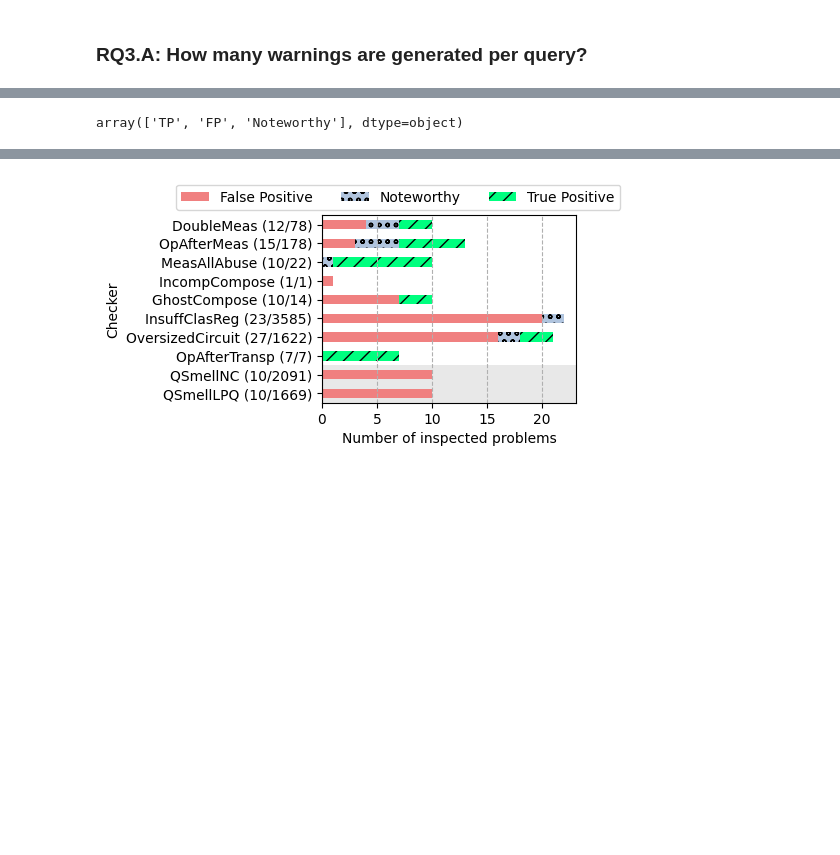
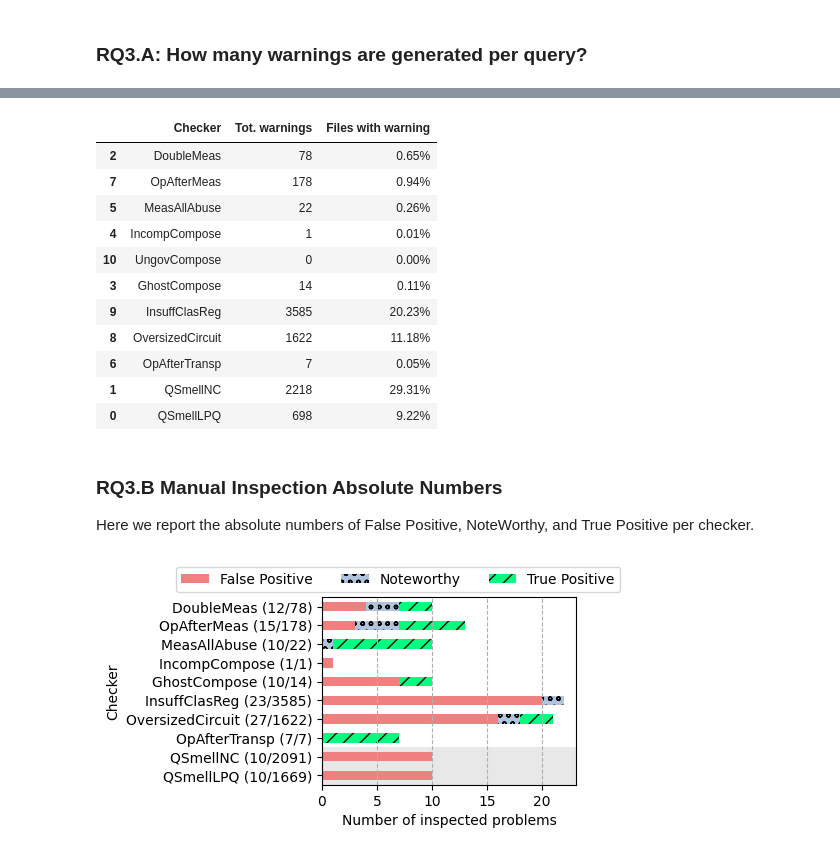
Before and after one commit to sola-st/LintQ, a Jupyter notebook: notebooks/08_Dataset_Stats.ipynb, the cells around one changed output, grey strips where cells are left out. Cells and saved outputs as stored; diff of their text form; code cells hidden in the pictures; blank space fills up the shorter version.

```diff
--- a/notebooks/08_Dataset_Stats.ipynb
+++ b/notebooks/08_Dataset_Stats.ipynb
@@ -1137,4 +834,60 @@ df.head()
-# %%
-df_inspected_warnings['triage'].unique()
-# %% [output]
-array(['TP', 'FP', 'Noteworthy'], dtype=object)
+# %%
+# compute: total sum of warnings
+df_abs = df_all_checker_location.copy()
+df_abs = df_abs.groupby("rule").count()
+df_abs = df_abs.reset_index(drop=False)
+df_abs = df_abs.rename(columns={"Location": "tot_warnings"})
+
+# compute: files affected
+df = df_all_checker_location.copy()
+df = df.drop_duplicates()  # << difference
+df = df.groupby("rule").count()
+df = df.reset_index(drop=False)
+df = df.rename(columns={"Location": "n_files_affected"})
+
+df = df.merge(df_abs, on="rule", how="left")
+# rename column rules with mapping
+df['rule'] = df['rule'].apply(
+    lambda e: RULE_NAME_MAPPING[e] if e in RULE_NAME_MAPPING else e)
+# add all the rules that are not in the dataframe with 0 warnings
+for rule in RULE_NAME_MAPPING.values():
+    if rule not in df['rule'].unique():
+        df = df.append({
+            'rule': rule,
+            'tot_warnings': 0,
+            'n_files_affected': 0}, ignore_index=True)
+
+# rename column
+df['perc_of_affected_files'] = df['n_files_affected'].apply(
+    lambda e: (int(e) / TOTAL_FILES_IN_DATASET) * 100)
+# format as a percentage
+df['perc_of_affected_files'] = df['perc_of_affected_files'].apply(
+    lambda e: "{:.2f}%".format(e))
+# sort by canonical order
+categories = [cat for cat in RULE_NAME_MAPPING.values()]
+df['rule'] = pd.Categorical(
+    df['rule'], categories=categories)
+df = df.sort_values('rule')
+
+# cosmetic renaming
+mapping_column_to_name = {
+    "rule": "Checker",
+    "tot_warnings": "Tot. warnings",
+    "perc_of_affected_files": "Files with warning",
+}
+# drop col not in the mapping
+df = df[mapping_column_to_name.keys()]
+df = df.rename(columns=mapping_column_to_name)
+
+table = df.to_latex(index=False, column_format="lrr")
+# add a midrule before the first occurrences of QSmell
+table = table.replace(
+    r"QSmell",
+    r"\midrule" + "\n" + "QSmell",
+    1
+)
+print(table)
+
+
+df.head(20)
+# %% [output]
@@ -1141,3 +912,18 @@ array(['TP', 'FP', 'Noteworthy'], dtype=object)
+|  | Checker | Tot. warnings | Files with warning |
+| 2 | DoubleMeas | 78 | 0.65% |
+| 7 | OpAfterMeas | 178 | 0.94% |
+| 5 | MeasAllAbuse | 22 | 0.26% |
+| 4 | IncompCompose | 1 | 0.01% |
+| 10 | UngovCompose | 0 | 0.00% |
+| 3 | GhostCompose | 14 | 0.11% |
+| 9 | InsuffClasReg | 3585 | 20.23% |
+| 8 | OversizedCircuit | 1622 | 11.18% |
+| 6 | OpAfterTransp | 7 | 0.05% |
+| 1 | QSmellNC | 2218 | 29.31% |
+| 0 | QSmellLPQ | 698 | 9.22% |
+# %% [markdown]
+### RQ3.B Manual Inspection Absolute Numbers
+Here we report the absolute numbers of False Positive, NoteWorthy, and True Positive per checker.
 # %%
 sample_size = 10
 
```
Also changed, not shown: parts of 35 cells of this notebook, 11 other files.
